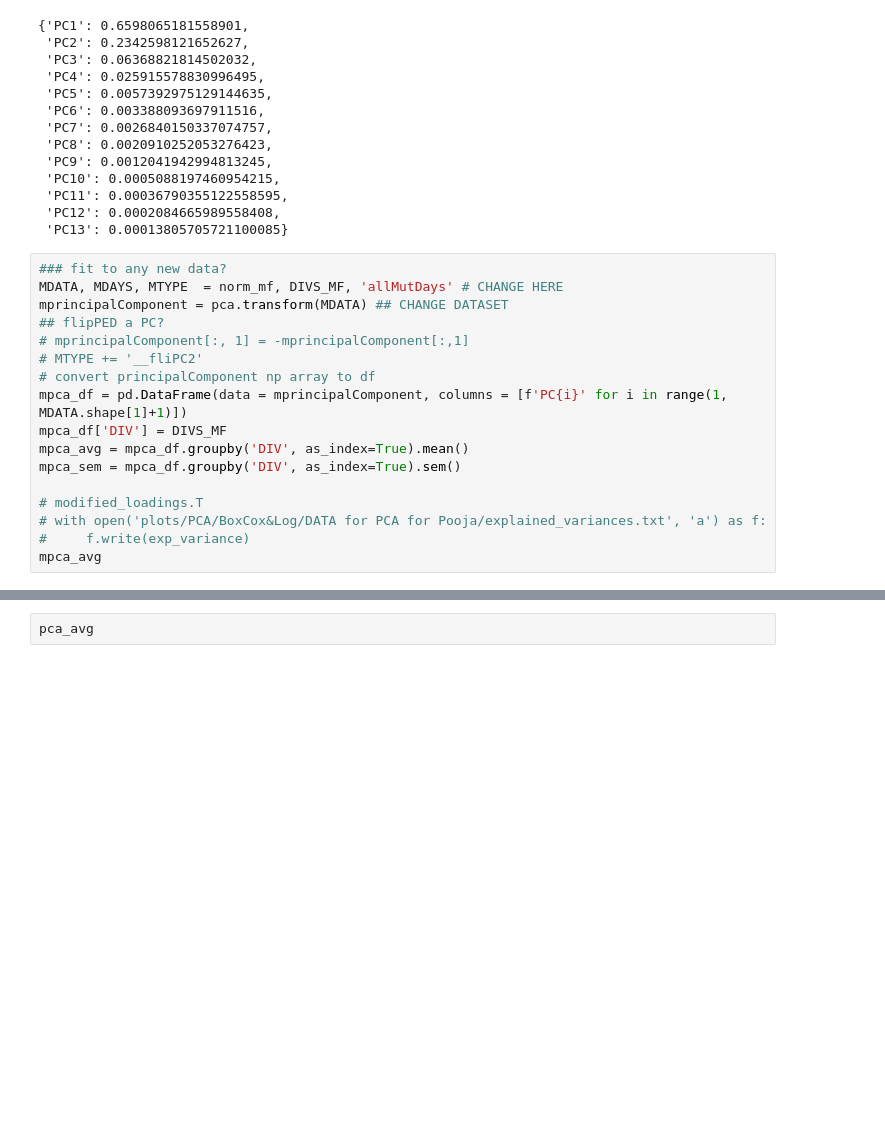
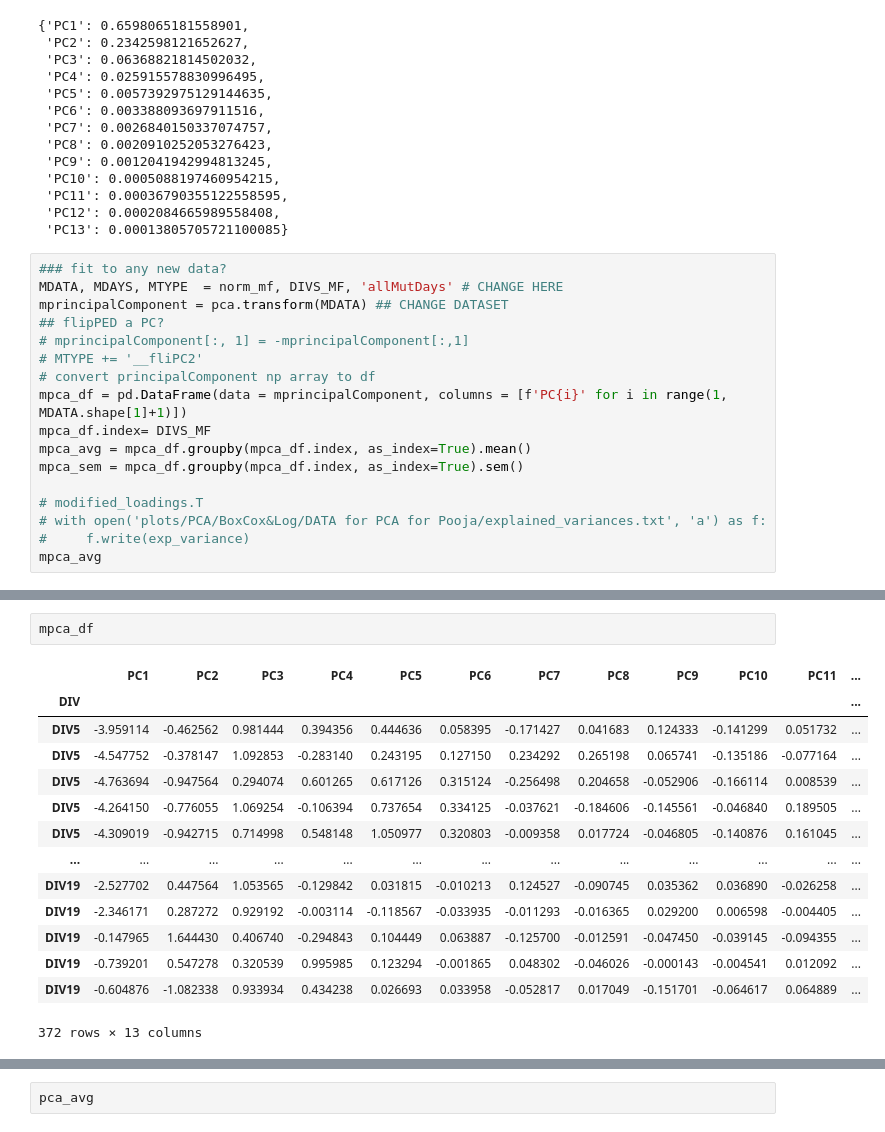
Before and after one commit to soderling-lab/MicroElectrodeArrayAnalysis, a Jupyter notebook: analysis/pca.ipynb, the cells around one changed output, grey strips where cells are left out. Saved outputs shown, nothing was run; the diff lists cells and outputs as text; blank space fills up the shorter version.

Commit message:
dfs now have DIV in index

```diff
--- a/analysis/pca.ipynb
+++ b/analysis/pca.ipynb
@@ -600,9 +600,9 @@ mprincipalComponent = pca.transform(MDATA) ## CHANGE DATASET
 # MTYPE += '__fliPC2'
 # convert principalComponent np array to df
 mpca_df = pd.DataFrame(data = mprincipalComponent, columns = [f'PC{i}' for i in range(1, MDATA.shape[1]+1)])
-mpca_df['DIV'] = DIVS_MF
-mpca_avg = mpca_df.groupby('DIV', as_index=True).mean()
-mpca_sem = mpca_df.groupby('DIV', as_index=True).sem()
+mpca_df.index= DIVS_MF
+mpca_avg = mpca_df.groupby(mpca_df.index, as_index=True).mean()
+mpca_sem = mpca_df.groupby(mpca_df.index, as_index=True).sem()
 
 # modified_loadings.T
 # with open('plots/PCA/BoxCox&Log/DATA for PCA for Pooja/explained_variances.txt', 'a') as f:
@@ -639,6 +639,23 @@ pca_avg
 | DIV18 | -1.149728 | 0.551312 | 0.229028 | 0.045341 | -0.051297 | -0.019804 | 0.005528 | 0.030989 | 0.000793 | -0.005788 | 0.007128 | ... |
 | DIV19 | -0.912278 | 0.419716 | 0.351699 | 0.145520 | -0.027598 | -0.022763 | -0.017801 | 0.032974 | -0.017844 | 0.000421 | 0.012971 | ... |
 | DIV8 | -1.590619 | -0.597278 | -0.387517 | -0.167831 | 0.234800 | -0.008906 | -0.008125 | -0.062200 | -0.020817 | 0.008168 | 0.014811 | ... |
+# %%
+mpca_df
+# %% [output]
+|  | PC1 | PC2 | PC3 | PC4 | PC5 | PC6 | PC7 | PC8 | PC9 | PC10 | PC11 | ... |
+| DIV |  |  |  |  |  |  |  |  |  |  |  | ... |
+| DIV5 | -3.959114 | -0.462562 | 0.981444 | 0.394356 | 0.444636 | 0.058395 | -0.171427 | 0.041683 | 0.124333 | -0.141299 | 0.051732 | ... |
+| DIV5 | -4.547752 | -0.378147 | 1.092853 | -0.283140 | 0.243195 | 0.127150 | 0.234292 | 0.265198 | 0.065741 | -0.135186 | -0.077164 | ... |
+| DIV5 | -4.763694 | -0.947564 | 0.294074 | 0.601265 | 0.617126 | 0.315124 | -0.256498 | 0.204658 | -0.052906 | -0.166114 | 0.008539 | ... |
+| DIV5 | -4.264150 | -0.776055 | 1.069254 | -0.106394 | 0.737654 | 0.334125 | -0.037621 | -0.184606 | -0.145561 | -0.046840 | 0.189505 | ... |
+| DIV5 | -4.309019 | -0.942715 | 0.714998 | 0.548148 | 1.050977 | 0.320803 | -0.009358 | 0.017724 | -0.046805 | -0.140876 | 0.161045 | ... |
+| ... | ... | ... | ... | ... | ... | ... | ... | ... | ... | ... | ... | ... |
+| DIV19 | -2.527702 | 0.447564 | 1.053565 | -0.129842 | 0.031815 | -0.010213 | 0.124527 | -0.090745 | 0.035362 | 0.036890 | -0.026258 | ... |
+| DIV19 | -2.346171 | 0.287272 | 0.929192 | -0.003114 | -0.118567 | -0.033935 | -0.011293 | -0.016365 | 0.029200 | 0.006598 | -0.004405 | ... |
+| DIV19 | -0.147965 | 1.644430 | 0.406740 | -0.294843 | 0.104449 | 0.063887 | -0.125700 | -0.012591 | -0.047450 | -0.039145 | -0.094355 | ... |
+| DIV19 | -0.739201 | 0.547278 | 0.320539 | 0.995985 | 0.123294 | -0.001865 | 0.048302 | -0.046026 | -0.000143 | -0.004541 | 0.012092 | ... |
+| DIV19 | -0.604876 | -1.082338 | 0.933934 | 0.434238 | 0.026693 | 0.033958 | -0.052817 | 0.017049 | -0.151701 | -0.064617 | 0.064889 | ... |
+372 rows × 13 columns
 # %%
 def get_color(color_list):
     for color in color_list:
```
Also changed, not shown: parts of 4 cells of this notebook.
